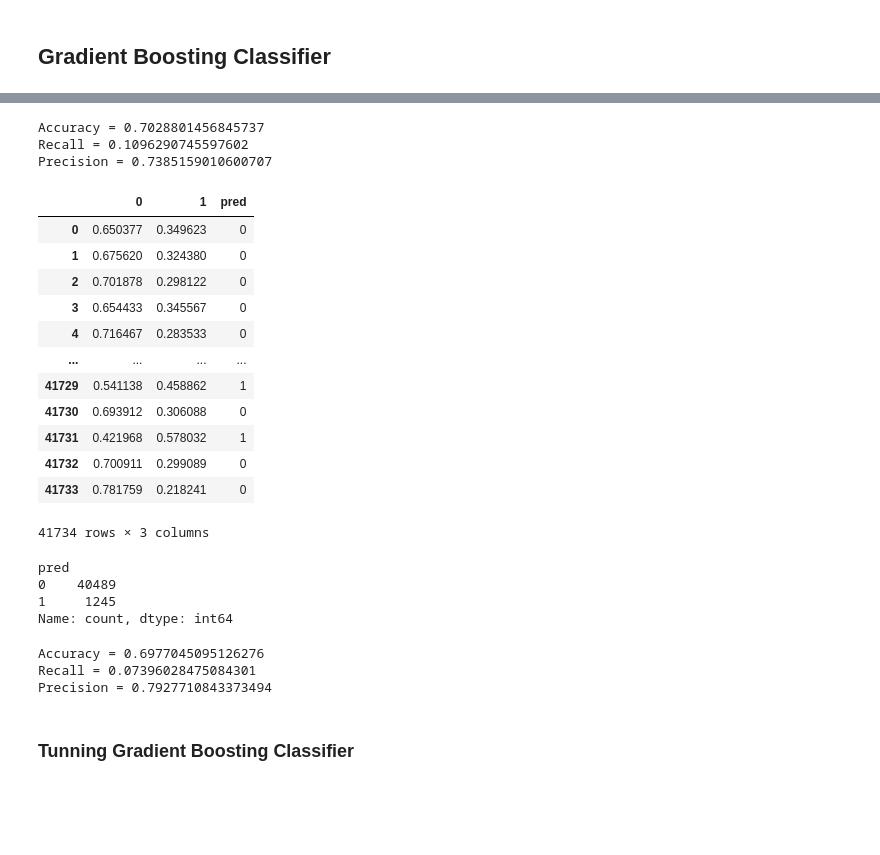
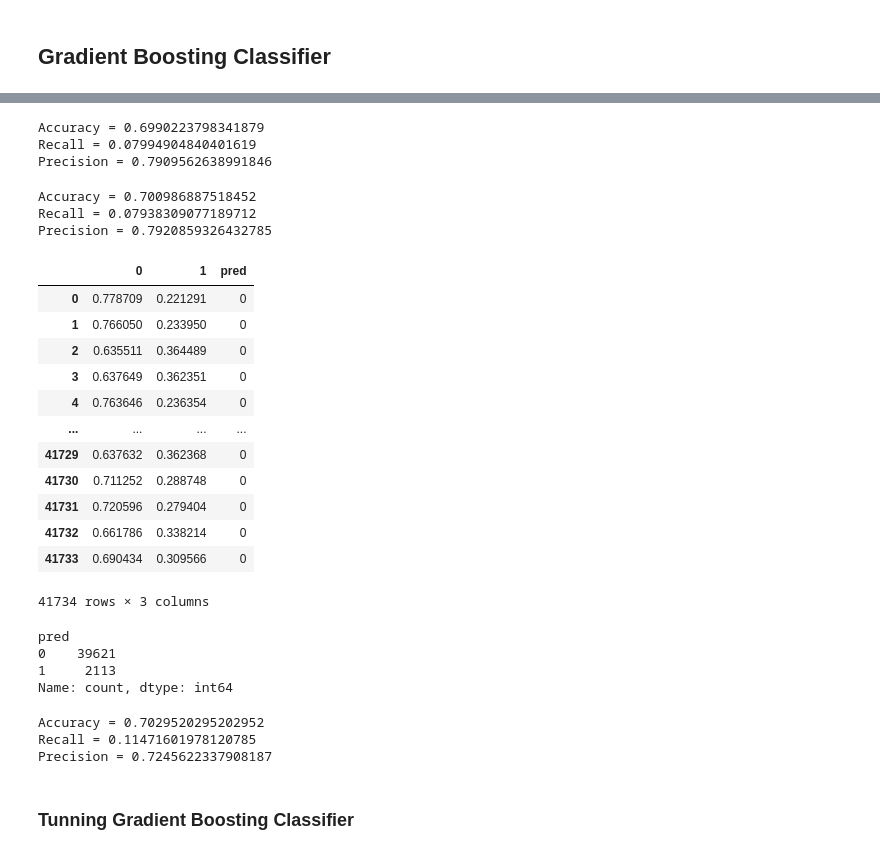
Before and after one commit to Scavo1225/mlb-at-bat-predictor, a Jupyter notebook: notebooks/production_modelling.ipynb, the cells around one changed output, grey strips where cells are left out. Drawn from its saved outputs; the diff is of its cells as text; code cells hidden in the pictures; blank space fills up the shorter version.

```diff
--- a/notebooks/production_modelling.ipynb
+++ b/notebooks/production_modelling.ipynb
@@ -90,6 +91,6 @@ Precision = 0.6001838235294118
 # %% [markdown]
 ## Gradient Boosting Classifier
 # %%
-clf = GradientBoostingClassifier(loss="log_loss", n_estimators=500, learning_rate=0.1)
+clf = GradientBoostingClassifier(loss="log_loss", n_estimators=30, learning_rate=0.1)
 clf.fit(X_train, y_train)
 # %% [output]
@@ -107,9 +114,11 @@ Precision = 0.6960313999127781
 # %%
 hclf = HistGradientBoostingClassifier(loss="log_loss",
-                                      l2_regularization=1,
-                                      scoring="accuracy",
-                                      validation_fraction=0.2,
-                                      verbose=True,
-                                      max_iter=500)
+                                      learning_rate=0.1,
+                                      max_iter=20,
+                                      scoring="loss",
+                                      validation_fraction=0.1,
+                                      verbose=False,
+                                      early_stopping=False,
+                                      )
 hclf.fit(X_train, y_train)
 # %% [output]
@@ -140,6 +130,6 @@ print("Accuracy =", accuracy_score(y_test, y_pred))
 print("Recall =", recall_score(y_test, y_pred))
 print("Precision =", precision_score(y_test, y_pred))
 # %% [output]
-Accuracy = 0.7028801456845737
-Recall = 0.1096290745597602
-Precision = 0.7385159010600707
+Accuracy = 0.6990223798341879
+Recall = 0.07994904840401619
+Precision = 0.7909562638991846
@@ -146,37 +147,45 @@ Precision = 0.7385159010600707
+# %%
+print("Accuracy =", cv_results["test_accuracy"].mean())
+print("Recall =", cv_results["test_recall"].mean())
+print("Precision =", cv_results["test_precision"].mean())
+# %% [output]
+Accuracy = 0.700986887518452
+Recall = 0.07938309077189712
+Precision = 0.7920859326432785
 # %%
 test = pd.DataFrame(hclf.predict_proba(X_test))
 # %%
-test["pred"] = test[1].apply((lambda x: 1 if x > 0.45 else 0))
+test["pred"] = test[1].apply((lambda x: 1 if x > 0.49 else 0))
 test
 # %% [output]
 |  | 0 | 1 | pred |
-| 0 | 0.650377 | 0.349623 | 0 |
-| 1 | 0.675620 | 0.324380 | 0 |
-| 2 | 0.701878 | 0.298122 | 0 |
-| 3 | 0.654433 | 0.345567 | 0 |
-| 4 | 0.716467 | 0.283533 | 0 |
+| 0 | 0.778709 | 0.221291 | 0 |
+| 1 | 0.766050 | 0.233950 | 0 |
+| 2 | 0.635511 | 0.364489 | 0 |
+| 3 | 0.637649 | 0.362351 | 0 |
+| 4 | 0.763646 | 0.236354 | 0 |
 | ... | ... | ... | ... |
-| 41729 | 0.541138 | 0.458862 | 1 |
-| 41730 | 0.693912 | 0.306088 | 0 |
-| 41731 | 0.421968 | 0.578032 | 1 |
-| 41732 | 0.700911 | 0.299089 | 0 |
-| 41733 | 0.781759 | 0.218241 | 0 |
+| 41729 | 0.637632 | 0.362368 | 0 |
+| 41730 | 0.711252 | 0.288748 | 0 |
+| 41731 | 0.720596 | 0.279404 | 0 |
+| 41732 | 0.661786 | 0.338214 | 0 |
+| 41733 | 0.690434 | 0.309566 | 0 |
 41734 rows × 3 columns
 # %%
 test["pred"].value_counts()
 # %% [output]
 pred
-0    40489
-1     1245
+0    39621
+1     2113
 Name: count, dtype: int64
 # %%
 print("Accuracy =", accuracy_score(y_test, test["pred"]))
 print("Recall =", recall_score(y_test, test["pred"]))
 print("Precision =", precision_score(y_test, test["pred"]))
 # %% [output]
-Accuracy = 0.6977045095126276
-Recall = 0.07396028475084301
-Precision = 0.7927710843373494
+Accuracy = 0.7029520295202952
+Recall = 0.11471601978120785
+Precision = 0.7245622337908187
 # %% [markdown]
 ### Tunning Gradient Boosting Classifier
 # %%
```
Also changed, not shown: parts of 32 cells of this notebook, 1 other file.
